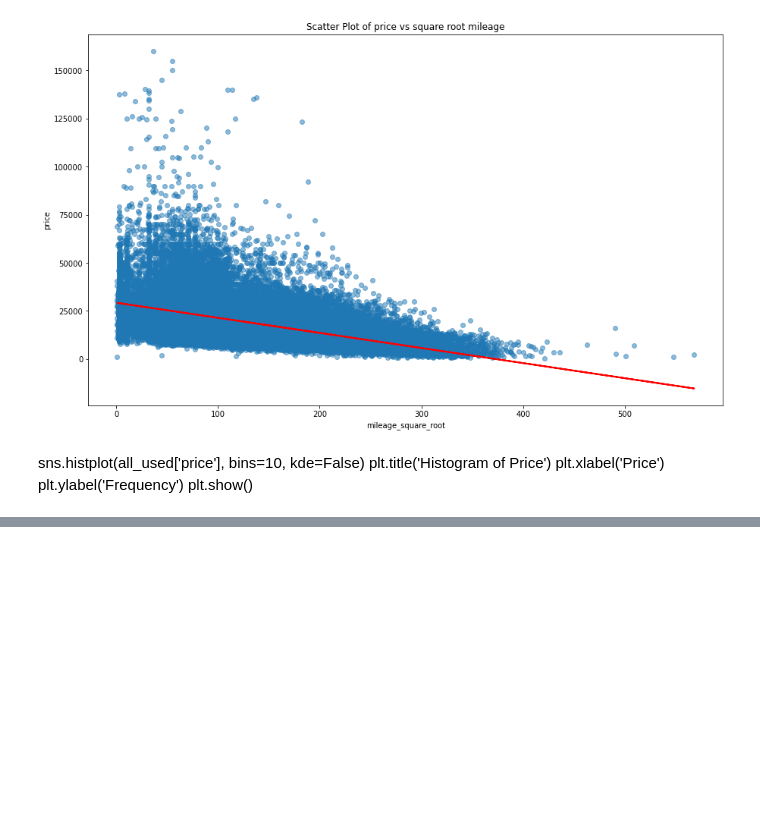
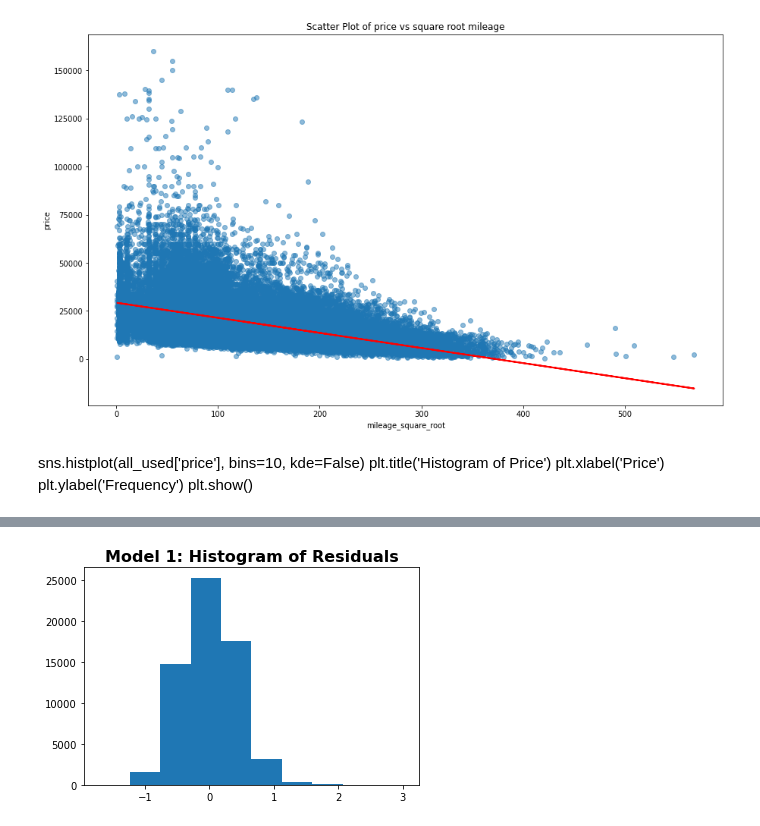
Before and after one commit to Daniel-Peacock/Used_car_Python_linear_regression, a Jupyter notebook: Used_car regression.ipynb, the cells around one changed output, grey strips where cells are left out. Drawn from its saved outputs; the diff is of its cells as text; code cells hidden in the pictures; blank space fills up the shorter version.

```diff
--- a/Used_car regression.ipynb
+++ b/Used_car regression.ipynb
@@ -278,11 +398,11 @@ plt.show()
 # %%
-## Creating our initial general model for prediciting car prices based on the mileage, year and tax.
-## The goal is to create a accurate general model that will work on all cars. This may not be feasible or optimal so individual models based on the brand will be constructed later.
+## Creating our initial general model for predicting car prices based on the mileage and year.
+## The goal is to create a accurate general model that will work on all cars.
 
 # Import the ols function
 from  statsmodels.formula.api  import ols
 # Create the model object
-car_price = ols('price ~ year + mileage + tax', data=all_used)
+car_price = ols('log_price ~ year + thousand_miles', data=all_used)
 # Fit the model
 car_price = car_price.fit()
 
@@ -358,0 +492,7 @@ print(tax_grouped)
+# %%
+# Check normality of residuals
+plt.hist(residuals)
+plt.title('Model 1: Histogram of Residuals', fontsize=16, weight='bold')
+plt.show()
+# %% [output]
+[figure, added]
```
Also changed, not shown: parts of 21 cells of this notebook.
